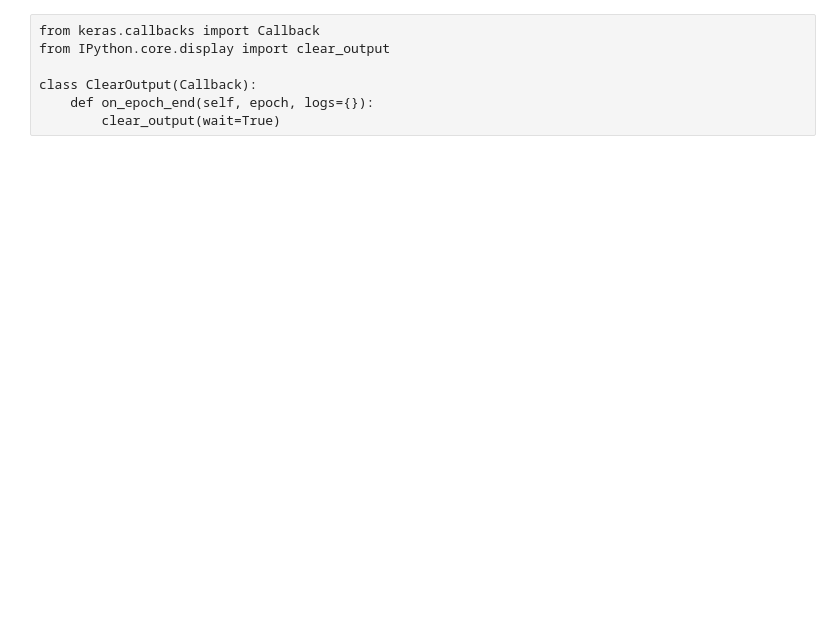
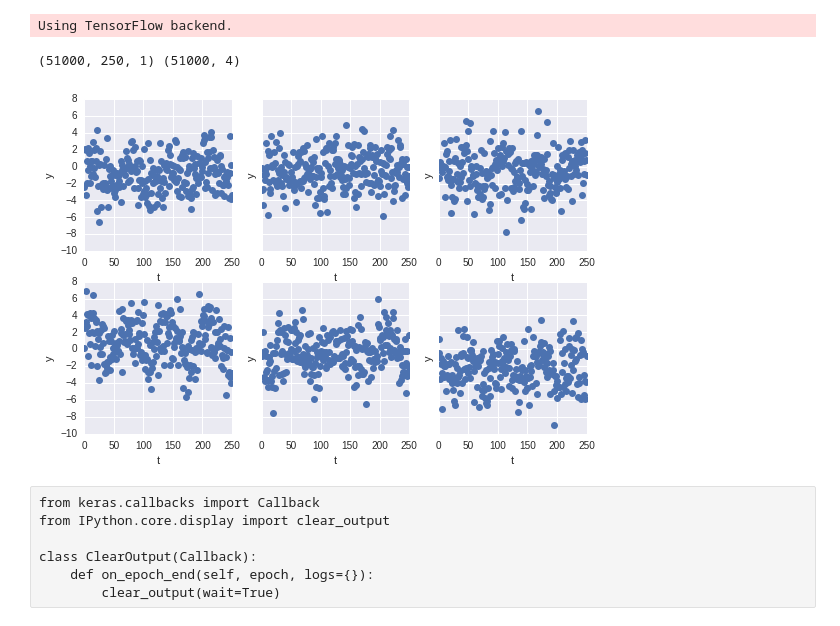
Before and after one commit to bnaul/timeflow, a Jupyter notebook: period.ipynb, the cells around one changed output. Drawn from its saved outputs; the diff is of its cells as text; code cells hidden in the pictures; blank space fills up the shorter version.

```diff
--- a/period.ipynb
+++ b/period.ipynb
@@ -9,21 +9,29 @@ plt.rcParams['figure.figsize'] = 9, 6
 import sample_data
 
 np.random.seed(0)
-N_train = 50000; N_test = 10000
+N_train = 50000; N_test = 5000
 N = N_train + N_test
 train = np.arange(N_train); test = np.arange(N_test) + N_train
 n_min = 250; n_max = 250
 
-X, y = sample_data.periodic(N, n_min, n_max, t_max=2*np.pi, even=False,
-                            A=1., sigma=2., w_min=0.1, w_max=1.)
+X, Y = sample_data.periodic(N, n_min, n_max, t_max=2*np.pi, even=True,
+                            A_shape=5., noise_sigma=2., w_min=0.1,
+                            w_max=1.)
+X = X[:, :, 1:2]
+print(X.shape, Y.shape)
+# %% [output]
+Using TensorFlow backend.
+(51000, 250, 1) (51000, 4)
 # %%
 fig, ax = plt.subplots(2, 3, sharey=True)
 for j in range(6):
 #    i = np.where(y == j)[0][0]
     i = j
-#    ax.ravel()[j].plot(np.linspace(0, n_max, n_max), X[i], 'o')
-    ax.ravel()[j].plot(X[i][:, 0], X[i][:, 1], 'o')
+    ax.ravel()[j].plot(np.linspace(0, n_max, n_max), X[i], 'o')
+#    ax.ravel()[j].plot(X[i][:, 0], X[i][:, 1], 'o')
     ax.ravel()[j].set(xlabel="t", ylabel="y")
+# %% [output]
+[figure, added]
 # %% [raw]
 from keras.callbacks import Callback
 from IPython.core.display import clear_output
```
Also changed, not shown: parts of 5 cells of this notebook, 9 other files.
